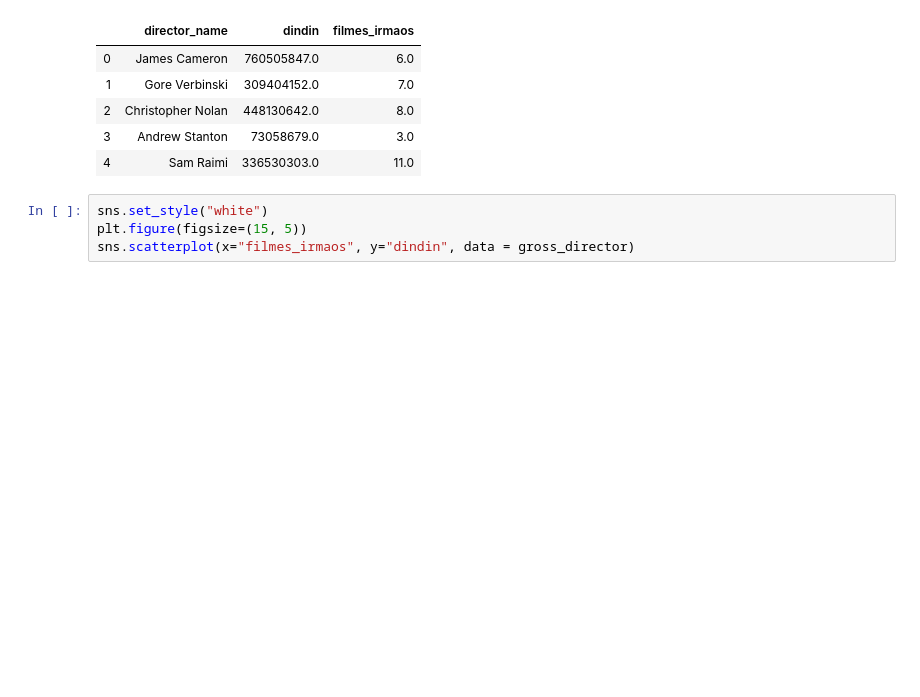
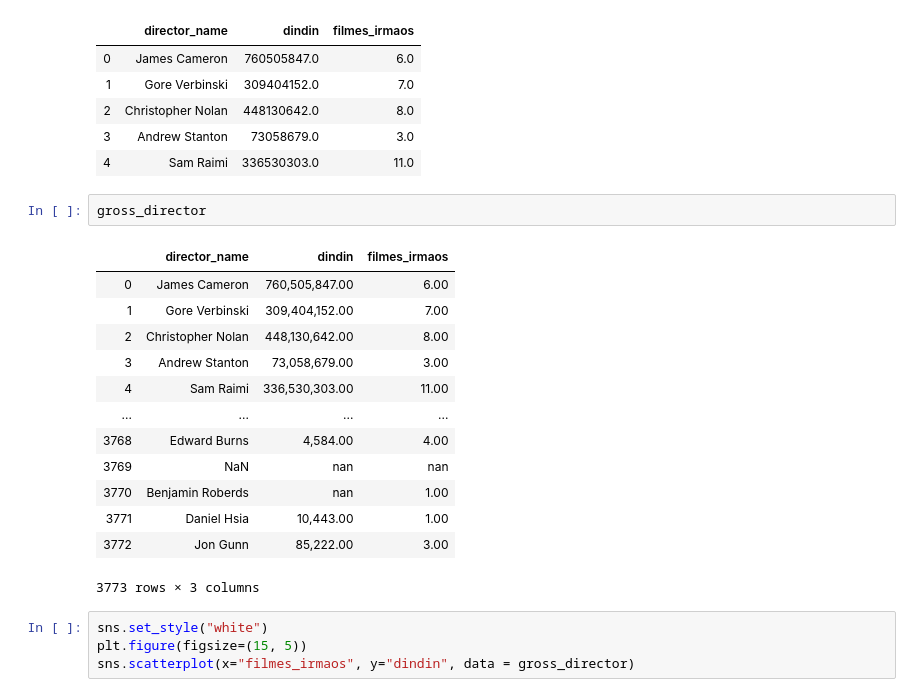
Before and after one commit to mtalaisys/quarentenadados, a Jupyter notebook: QuarentenaDados - Aula 3.ipynb, the cells around one changed output. Saved outputs shown, nothing was run; the diff lists cells and outputs as text; blank space fills up the shorter version.

```diff
--- a/QuarentenaDados - Aula 3.ipynb
+++ b/QuarentenaDados - Aula 3.ipynb
@@ -277,6 +282,22 @@ gross_director.head()
 | 2 | Christopher Nolan | 448130642.0 | 8.0 |
 | 3 | Andrew Stanton | 73058679.0 | 3.0 |
 | 4 | Sam Raimi | 336530303.0 | 11.0 |
+# %%
+gross_director
+# %% [output]
+|  | director_name | dindin | filmes_irmaos |
+| 0 | James Cameron | 760,505,847.00 | 6.00 |
+| 1 | Gore Verbinski | 309,404,152.00 | 7.00 |
+| 2 | Christopher Nolan | 448,130,642.00 | 8.00 |
+| 3 | Andrew Stanton | 73,058,679.00 | 3.00 |
+| 4 | Sam Raimi | 336,530,303.00 | 11.00 |
+| ... | ... | ... | ... |
+| 3768 | Edward Burns | 4,584.00 | 4.00 |
+| 3769 | NaN | nan | nan |
+| 3770 | Benjamin Roberds | nan | 1.00 |
+| 3771 | Daniel Hsia | 10,443.00 | 1.00 |
+| 3772 | Jon Gunn | 85,222.00 | 3.00 |
+3773 rows × 3 columns
 # %%
 sns.set_style("white")
 plt.figure(figsize=(15, 5))
```
Also changed, not shown: parts of 32 cells of this notebook.
